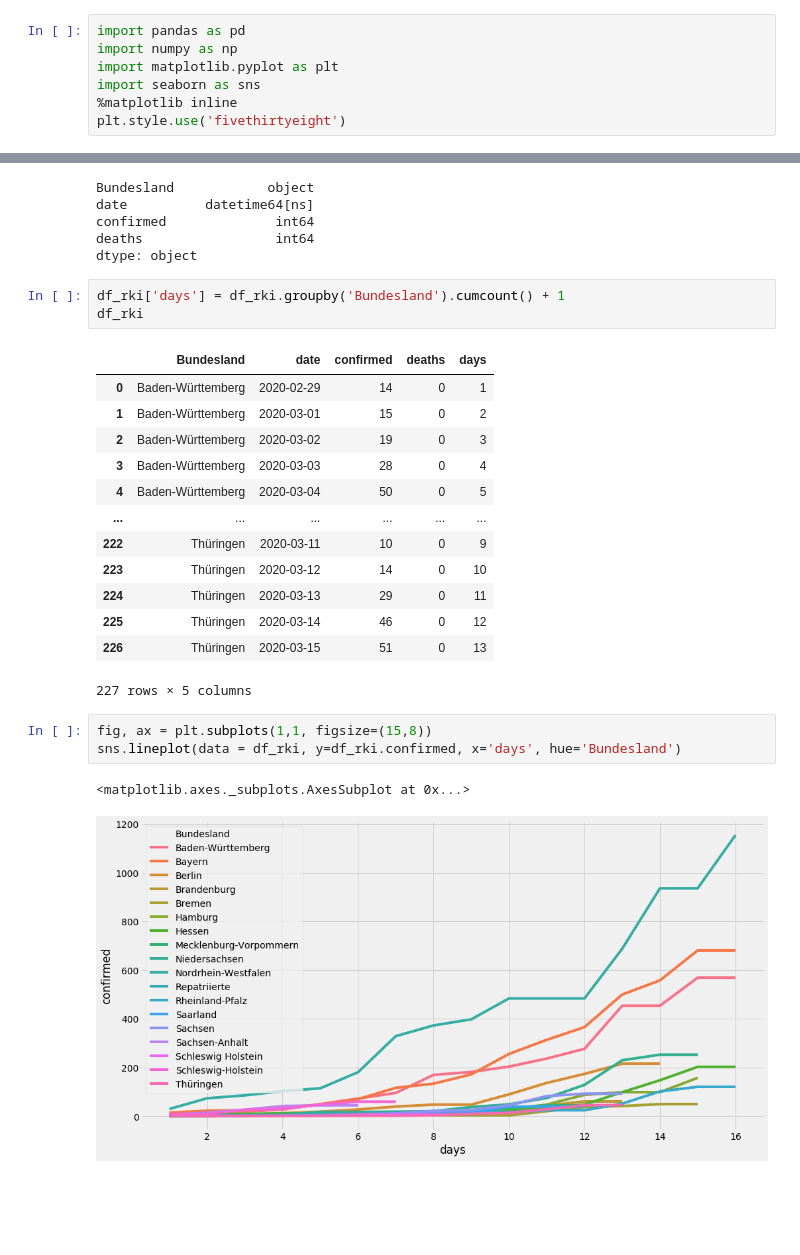
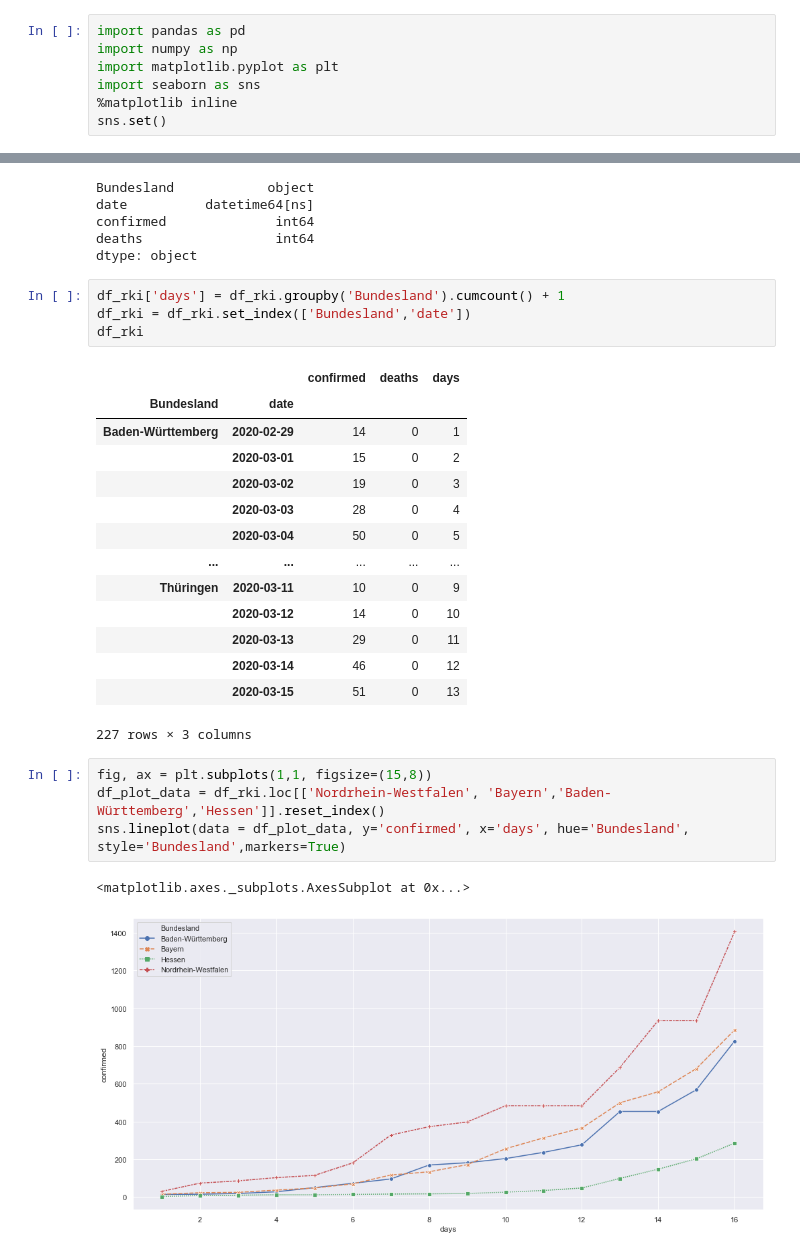
Before and after one commit to normannexo/COVID-19, a Jupyter notebook: covid19_germany_rki.ipynb, the cells around one changed output, grey strips where cells are left out. Cells and saved outputs as stored; diff of their text form; blank space fills up the shorter version.

```diff
--- a/covid19_germany_rki.ipynb
+++ b/covid19_germany_rki.ipynb
@@ -4,7 +10,7 @@ import numpy as np
 import matplotlib.pyplot as plt
 import seaborn as sns
 %matplotlib inline
-plt.style.use('fivethirtyeight')
+sns.set()
 # %%
 df_rki = pd.read_csv("http://www.nexolin.de/data/covid-19/rki/rki_data.csv", parse_dates=['date'])
 df_rki.dtypes
@@ -16,24 +22,27 @@ deaths                 int64
 dtype: object
 # %%
 df_rki['days'] = df_rki.groupby('Bundesland').cumcount() + 1
+df_rki = df_rki.set_index(['Bundesland','date'])
 df_rki
 # %% [output]
-|  | Bundesland | date | confirmed | deaths | days |
-| 0 | Baden-Württemberg | 2020-02-29 | 14 | 0 | 1 |
-| 1 | Baden-Württemberg | 2020-03-01 | 15 | 0 | 2 |
-| 2 | Baden-Württemberg | 2020-03-02 | 19 | 0 | 3 |
-| 3 | Baden-Württemberg | 2020-03-03 | 28 | 0 | 4 |
-| 4 | Baden-Württemberg | 2020-03-04 | 50 | 0 | 5 |
-| ... | ... | ... | ... | ... | ... |
-| 222 | Thüringen | 2020-03-11 | 10 | 0 | 9 |
-| 223 | Thüringen | 2020-03-12 | 14 | 0 | 10 |
-| 224 | Thüringen | 2020-03-13 | 29 | 0 | 11 |
-| 225 | Thüringen | 2020-03-14 | 46 | 0 | 12 |
-| 226 | Thüringen | 2020-03-15 | 51 | 0 | 13 |
+|  |  | confirmed | deaths | days |
+| Bundesland | date |  |  |  |
+| Baden-Württemberg | 2020-02-29 | 14 | 0 | 1 |
+|  | 2020-03-01 | 15 | 0 | 2 |
+|  | 2020-03-02 | 19 | 0 | 3 |
+|  | 2020-03-03 | 28 | 0 | 4 |
+|  | 2020-03-04 | 50 | 0 | 5 |
+| ... | ... | ... | ... | ... |
+| Thüringen | 2020-03-11 | 10 | 0 | 9 |
+|  | 2020-03-12 | 14 | 0 | 10 |
+|  | 2020-03-13 | 29 | 0 | 11 |
+|  | 2020-03-14 | 46 | 0 | 12 |
+|  | 2020-03-15 | 51 | 0 | 13 |
-227 rows × 5 columns
+227 rows × 3 columns
 # %%
 fig, ax = plt.subplots(1,1, figsize=(15,8))
-sns.lineplot(data = df_rki, y=df_rki.confirmed, x='days', hue='Bundesland')
+df_plot_data = df_rki.loc[['Nordrhein-Westfalen', 'Bayern','Baden-Württemberg','Hessen']].reset_index()
+sns.lineplot(data = df_plot_data, y='confirmed', x='days', hue='Bundesland', style='Bundesland',markers=True)
 # %% [output]
 <matplotlib.axes._subplots.AxesSubplot at 0x...>
-[figure, old version]
+[figure, new version]
```
Also changed, not shown: parts of 4 cells of this notebook, 3 other files.
